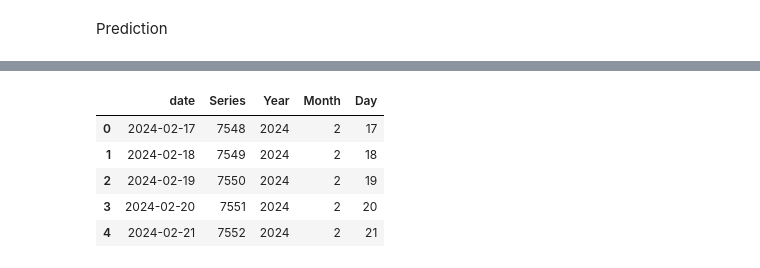
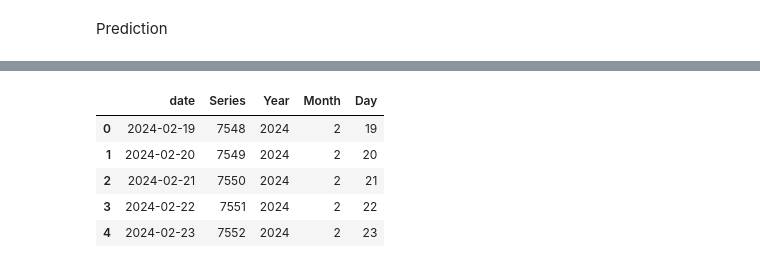
Before and after one commit to jdolinsky/project_4, a Jupyter notebook: test.ipynb, the cells around one changed output, grey strips where cells are left out. Drawn from its saved outputs; the diff is of its cells as text; code cells hidden in the pictures.

```diff
--- a/test.ipynb
+++ b/test.ipynb
@@ -249,29 +262,29 @@ Pipeline(memory=Memory(location=None),
 # %%
 # # Create a future scoring dataset
 
-future_dates = pd.date_range(start='2024-02-17', end='2024-03-17', freq='D')
+future_dates = pd.date_range(start='2024-02-17', end='2024-03-17', freq='B')
 
 # Create a DataFrame for future dates
 future_df = pd.DataFrame({
     'date': future_dates,
     'Series': np.arange(7548, 7548 + len(future_dates)),  # Assuming you want to continue the series numbering
     'Year': [d.year for d in future_dates],
     'Month': [d.month for d in future_dates],
     'Day': [d.day for d in future_dates],
 
 
 
 
 })
 
 future_df.head()
 # %% [output]
 |  | date | Series | Year | Month | Day |
-| 0 | 2024-02-17 | 7548 | 2024 | 2 | 17 |
-| 1 | 2024-02-18 | 7549 | 2024 | 2 | 18 |
-| 2 | 2024-02-19 | 7550 | 2024 | 2 | 19 |
-| 3 | 2024-02-20 | 7551 | 2024 | 2 | 20 |
-| 4 | 2024-02-21 | 7552 | 2024 | 2 | 21 |
+| 0 | 2024-02-19 | 7548 | 2024 | 2 | 19 |
+| 1 | 2024-02-20 | 7549 | 2024 | 2 | 20 |
+| 2 | 2024-02-21 | 7550 | 2024 | 2 | 21 |
+| 3 | 2024-02-22 | 7551 | 2024 | 2 | 22 |
+| 4 | 2024-02-23 | 7552 | 2024 | 2 | 23 |
 # %%
 # #  Get the last date in your original DataFrame
 # last_date = df_copy['date'].max()
```
Also changed, not shown: parts of 22 cells of this notebook, 10 other files.
